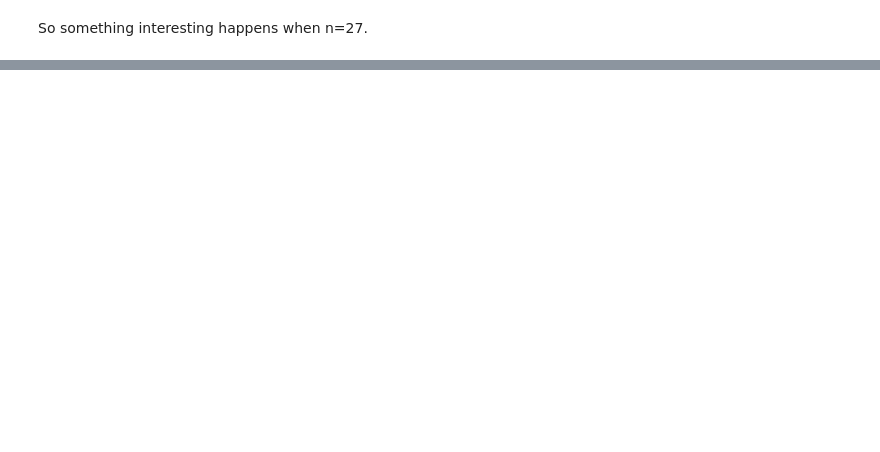
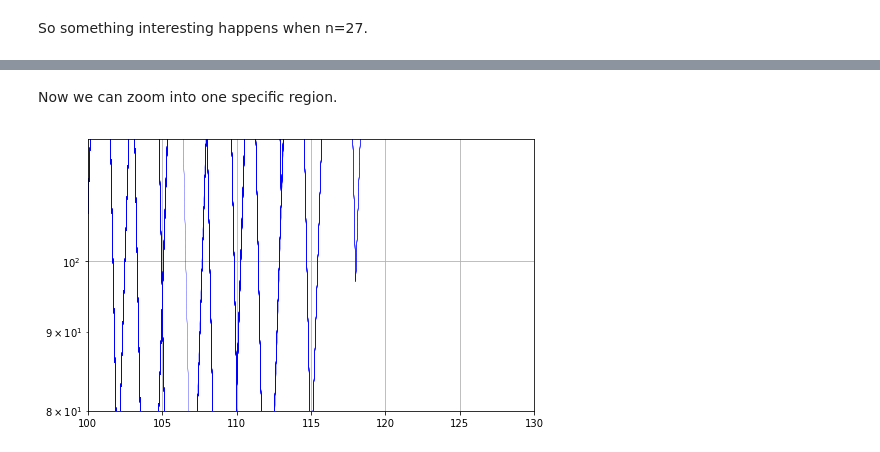
Before and after one commit to gulley/collatz, a Jupyter notebook: collatz.ipynb, the cells around one changed output, grey strips where cells are left out. Saved outputs shown, nothing was run; the diff lists cells and outputs as text; code cells hidden in the pictures; blank space fills up the shorter version.

```diff
--- a/collatz.ipynb
+++ b/collatz.ipynb
@@ -46,0 +71,8 @@ So something interesting happens when n=27.
+# %%
+fig = plt.figure(figsize=(8,5))
+for n in range(2,1000):
+    c = collatz(n)
+    c.reverse();
+    ax = plt.semilogy(c,color='#0000FF',linewidth=0.1)
+plt.grid(True)
+fig
@@ -46,0 +81,9 @@ So something interesting happens when n=27.
+# %% [markdown]
+Now we can zoom into one specific region.
+# %%
+axlist = fig.axes
+ax = axlist[0]
+ax.set_xlim((100,130))
+fig
+# %% [output]
+[figure, added]
```
Also changed, not shown: parts of 12 cells of this notebook.
